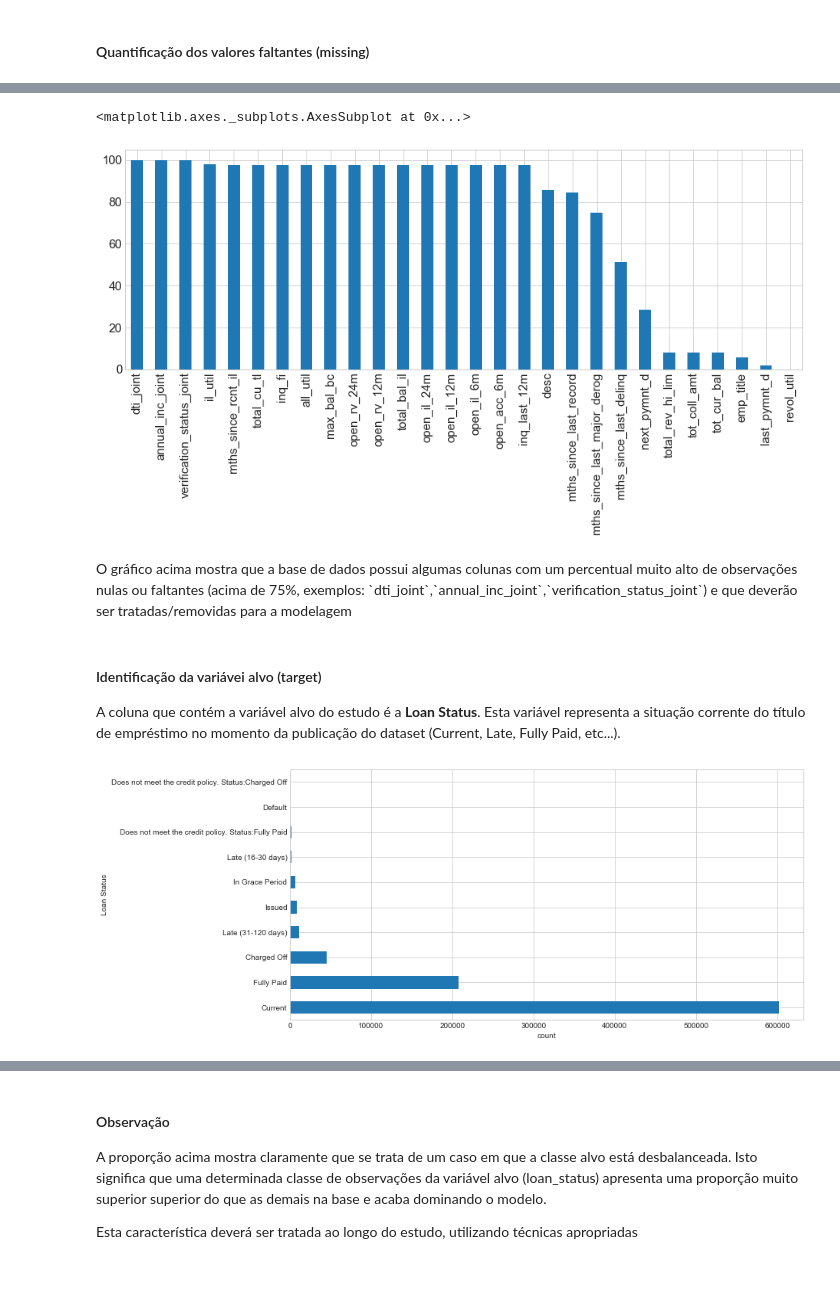
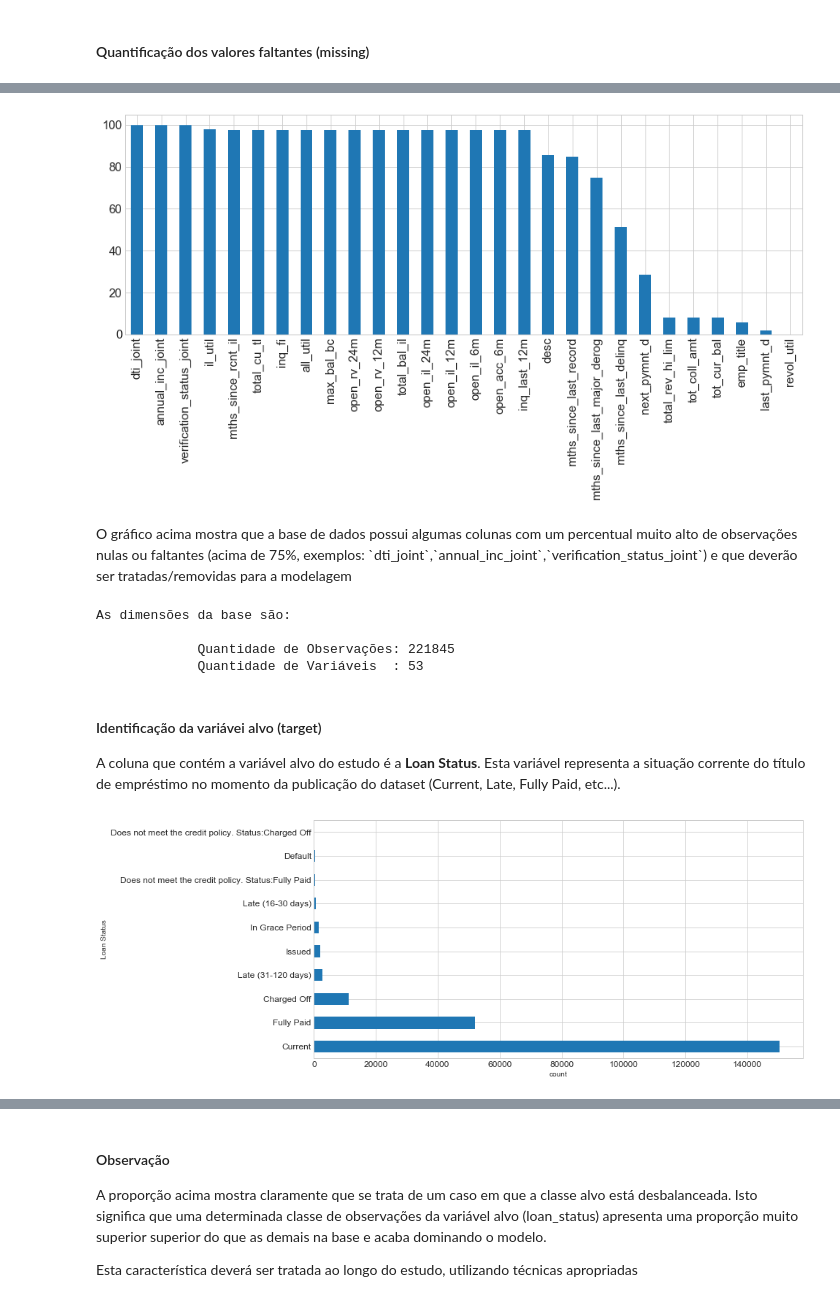
Before and after one commit to junqueira/lending-club-loan-data-analysis, a Jupyter notebook: notebook/Trabalho - Análises Preditivas.ipynb, the cells around one changed output, grey strips where cells are left out. Drawn from its saved outputs; the diff is of its cells as text; code cells hidden in the pictures; blank space fills up the shorter version.

Commit message:
adding descritive statistics and data cleaning

```diff
--- a/notebook/Trabalho - Análises Preditivas.ipynb
+++ b/notebook/Trabalho - Análises Preditivas.ipynb
@@ -74,0 +70,3 @@ As dimensões da base são:
+# %%
+df = raw_data.sample(frac=.25).copy()
+print_shape(df)
@@ -136,14 +139,19 @@ def missing_values(dataframe):
             '% of Total Values', ascending=False
         ).round(1)
 
+        qtd_columns_over_limit = len(mis_val_table_ren_columns[mis_val_table_ren_columns['% of Total Values']>50.0])
+
         print("O Dataset possui " + str(df.shape[1]) + " colunas.\n"
                 + str(mis_val_table_ren_columns.shape[0]) +
-                " Colunas possuem valores ausentes.")
+                " Colunas possuem valores ausentes. \n"
+                + str(qtd_columns_over_limit) +
+                " Colunas cuja proporção de valores ausentes ultrapassa 50% das observações")
 
         return mis_val_table_ren_columns
 
 #Quantifica os valores faltantes no dataset estudado
 missing_statistics = missing_values(df)
+missing_statistics[missing_statistics['% of Total Values']>50.0]
 # %% [output]
 O Dataset possui 74 colunas.
 39 Colunas possuem valores ausentes.
@@ -150,4 +176,5 @@ O Dataset possui 74 colunas.
 # %%
+plt.Figure(figsize=(15,5))
 missing_statistics[
                    missing_statistics['% of Total Values'] > 0.0
                   ]['% of Total Values'].plot(
@@ -155,22 +182,33 @@ missing_statistics[
                         figsize=(15,5),
                         fontsize=15
                     )
+plt.show()
 # %% [output]
-<matplotlib.axes._subplots.AxesSubplot at 0x...>
 [figure]
 # %% [markdown]
 <p> O gráfico acima mostra que a base de dados possui algumas colunas com um percentual muito alto de observações nulas ou faltantes (acima de 75%, exemplos: `dti_joint`,`annual_inc_joint`,`verification_status_joint`) e que deverão ser tratadas/removidas para a modelagem</p>
+# %%
+#exclusão de colunas com mais de 50% de valores ausentes (missing)
+df.drop(labels=missing_statistics[missing_statistics['% of Total Values'] > 50.0].index,
+        axis=1,
+        inplace=True)
+print_shape(df)
+# %% [output]
+As dimensões da base são:
+
+             Quantidade de Observações: 221845
+             Quantidade de Variáveis  : 53
 # %% [markdown]
 <h4> Identificação da variávei alvo (target)</h4>
 <p>A coluna que contém a variável alvo do estudo é a <b>Loan Status</b>. Esta variável representa a situação corrente do título de empréstimo no momento da publicação do dataset (Current, Late, Fully Paid, etc...).</p>
 # %%
 plt.figure(figsize=(12,6))
 plt.ylabel('Loan Status')
 plt.xlabel('count')
-df['loan_status'].value_counts().plot(kind='barh',grid=True)
+df['loan_status'].value_counts().plot(kind='barh',grid=True,fontsize=12)
 plt.show()
 # %% [output]
-[figure, old version]
+[figure, new version]
 # %%
 #Calcula proporção de empréstimos "Bons" e "Maus"
 good_loan = len(df[(df.loan_status=='Fully Paid') |
```
Also changed, not shown: parts of 19 cells of this notebook.
